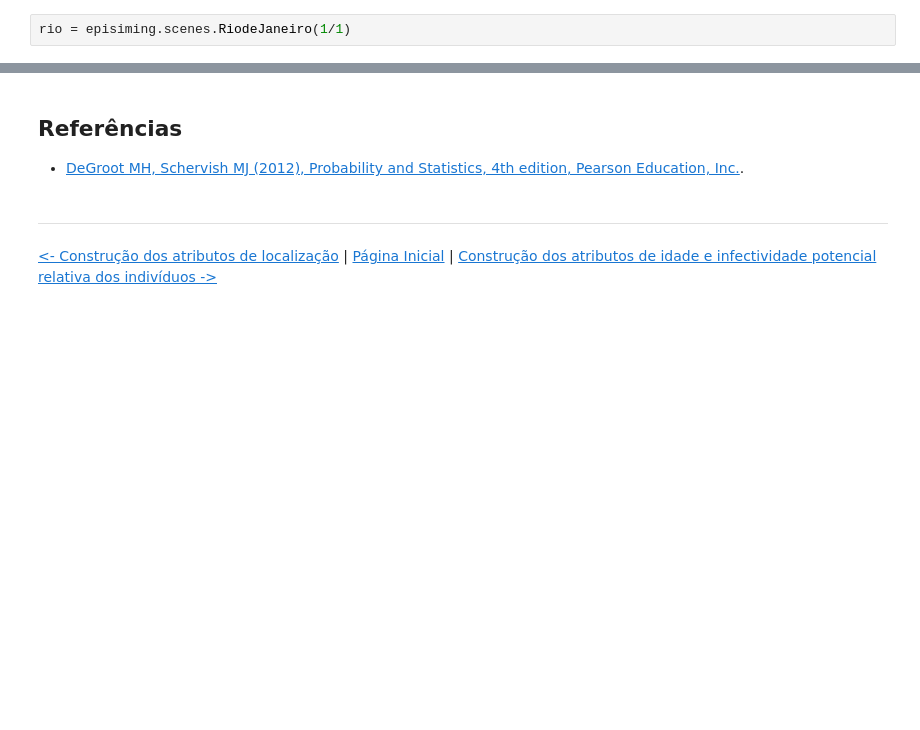
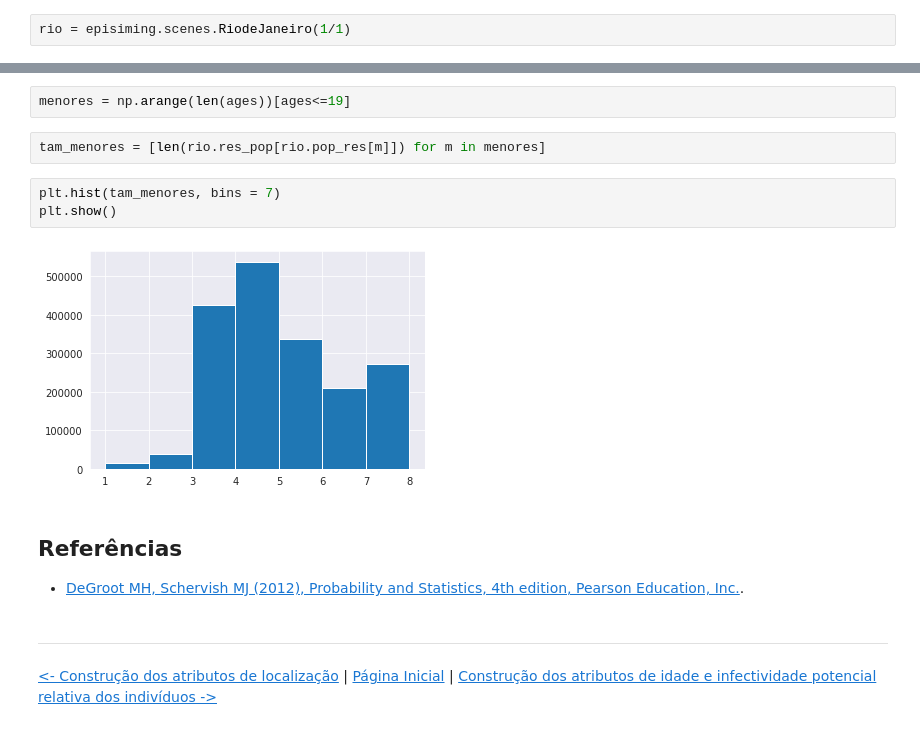
Before and after one commit to ModSiming/EpiSiming, a Jupyter notebook: notebooks/01.04-Atributos_de_idade_e_infectividade.ipynb, the cells around one changed output, grey strips where cells are left out. Saved outputs shown, nothing was run; the diff lists cells and outputs as text; blank space fills up the shorter version.

```diff
--- a/notebooks/01.04-Atributos_de_idade_e_infectividade.ipynb
+++ b/notebooks/01.04-Atributos_de_idade_e_infectividade.ipynb
@@ -320,3 +382,12 @@ self.pop_idades = gera_idades(
+# %%
+menores = np.arange(len(ages))[ages<=19]
+# %%
+tam_menores = [len(rio.res_pop[rio.pop_res[m]]) for m in menores]
+# %%
+plt.hist(tam_menores, bins = 7)
+plt.show()
+# %% [output]
+[figure, added]
 # %% [markdown]
 ## Referências
 
```
Also changed, not shown: parts of 22 cells of this notebook, 1 other file.
